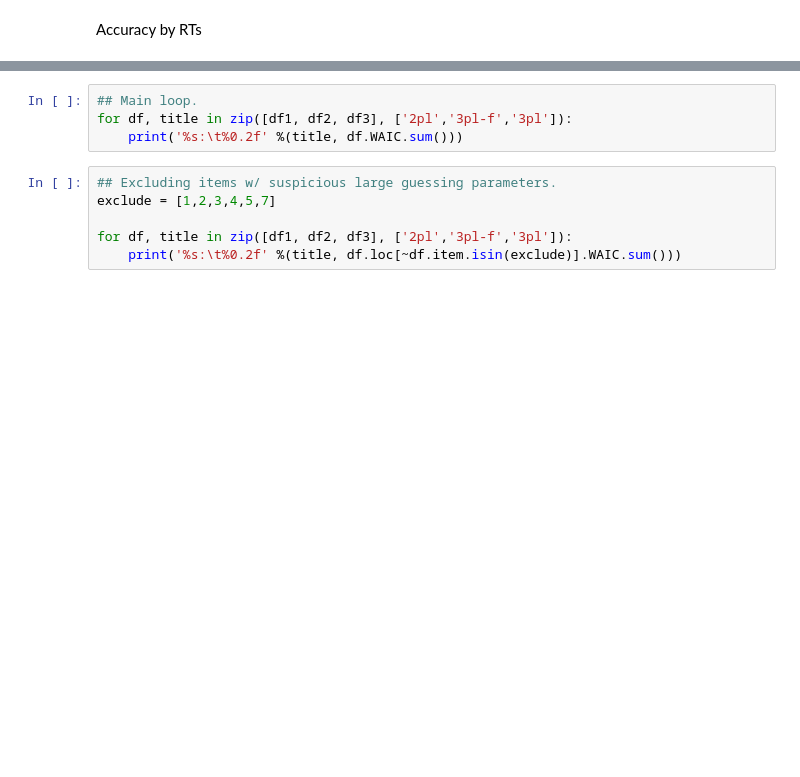
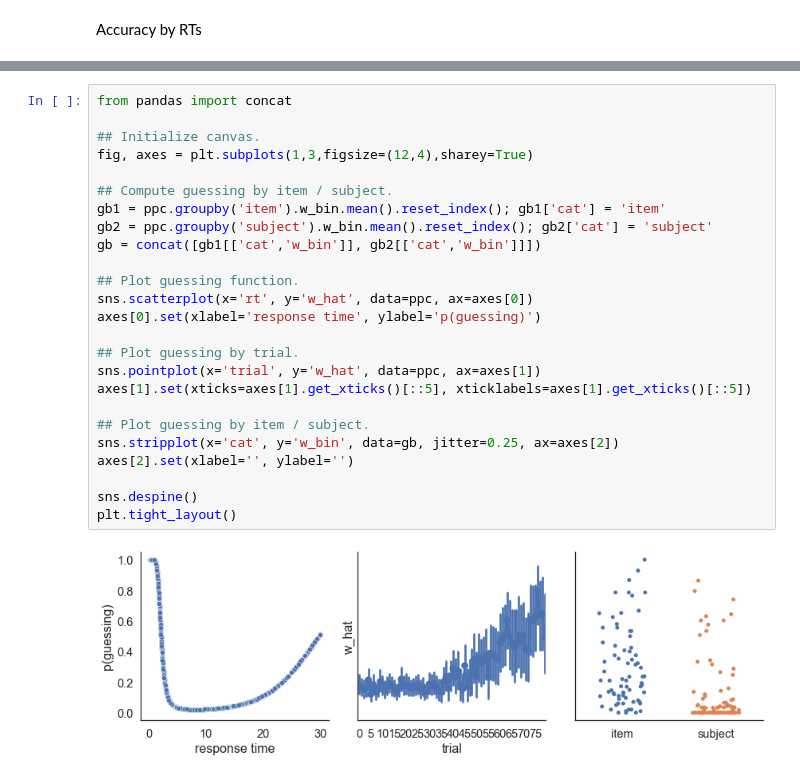
Before and after one commit to ndawlab/mars-irt, a Jupyter notebook: 01_Priors/study02.ipynb, the cells around one changed output, grey strips where cells are left out. Drawn from its saved outputs; the diff is of its cells as text; blank space fills up the shorter version.

```diff
--- a/01_Priors/study02.ipynb
+++ b/01_Priors/study02.ipynb
@@ -327,10 +195,27 @@ plt.tight_layout()
-# %%
-## Main loop.
-for df, title in zip([df1, df2, df3], ['2pl','3pl-f','3pl']):
-    print('%s:\t%0.2f' %(title, df.WAIC.sum()))
-# %%
-## Excluding items w/ suspicious large guessing parameters.
-exclude = [1,2,3,4,5,7]
-
-for df, title in zip([df1, df2, df3], ['2pl','3pl-f','3pl']):
-    print('%s:\t%0.2f' %(title, df.loc[~df.item.isin(exclude)].WAIC.sum()))
+# %%
+from pandas import concat
+
+## Initialize canvas.
+fig, axes = plt.subplots(1,3,figsize=(12,4),sharey=True)
+
+## Compute guessing by item / subject.
+gb1 = ppc.groupby('item').w_bin.mean().reset_index(); gb1['cat'] = 'item'
+gb2 = ppc.groupby('subject').w_bin.mean().reset_index(); gb2['cat'] = 'subject'
+gb = concat([gb1[['cat','w_bin']], gb2[['cat','w_bin']]])
+
+## Plot guessing function.
+sns.scatterplot(x='rt', y='w_hat', data=ppc, ax=axes[0])
+axes[0].set(xlabel='response time', ylabel='p(guessing)')
+
+## Plot guessing by trial.
+sns.pointplot(x='trial', y='w_hat', data=ppc, ax=axes[1])
+axes[1].set(xticks=axes[1].get_xticks()[::5], xticklabels=axes[1].get_xticks()[::5])
+
+## Plot guessing by item / subject.
+sns.stripplot(x='cat', y='w_bin', data=gb, jitter=0.25, ax=axes[2])
+axes[2].set(xlabel='', ylabel='')
+
+sns.despine()
+plt.tight_layout()
+# %% [output]
+[figure, added]
```
Also changed, not shown: parts of 20 cells of this notebook, 28 other files.
